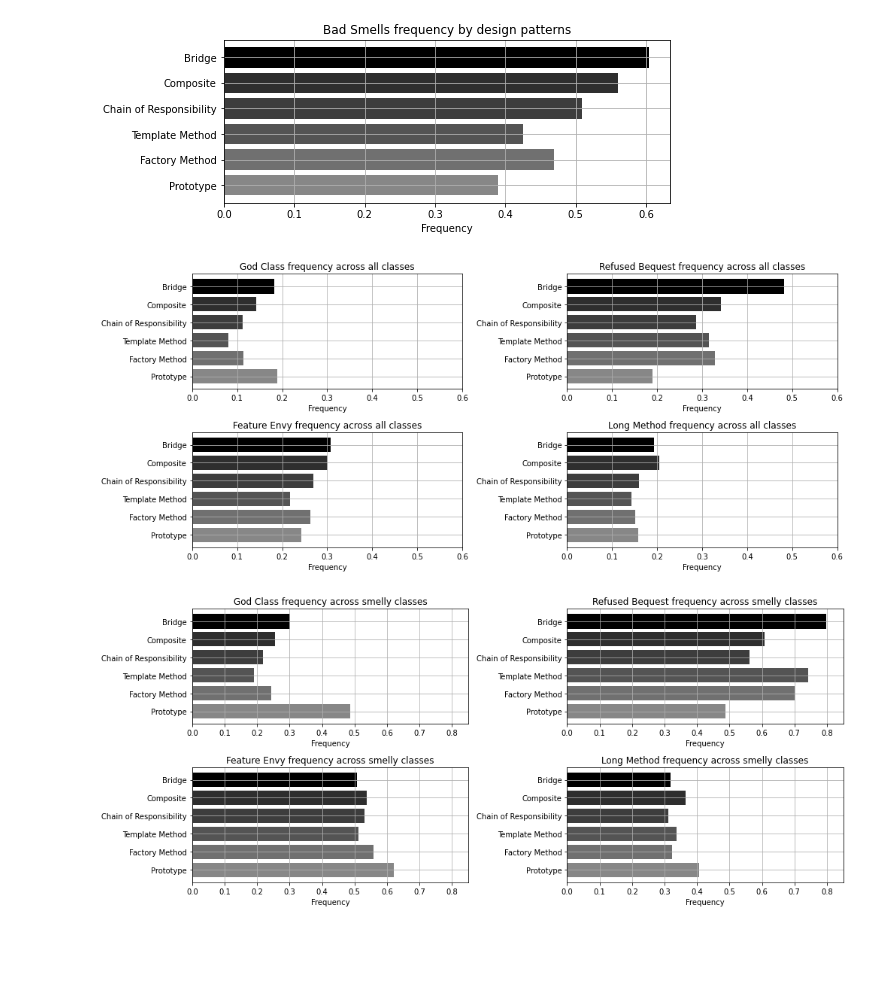
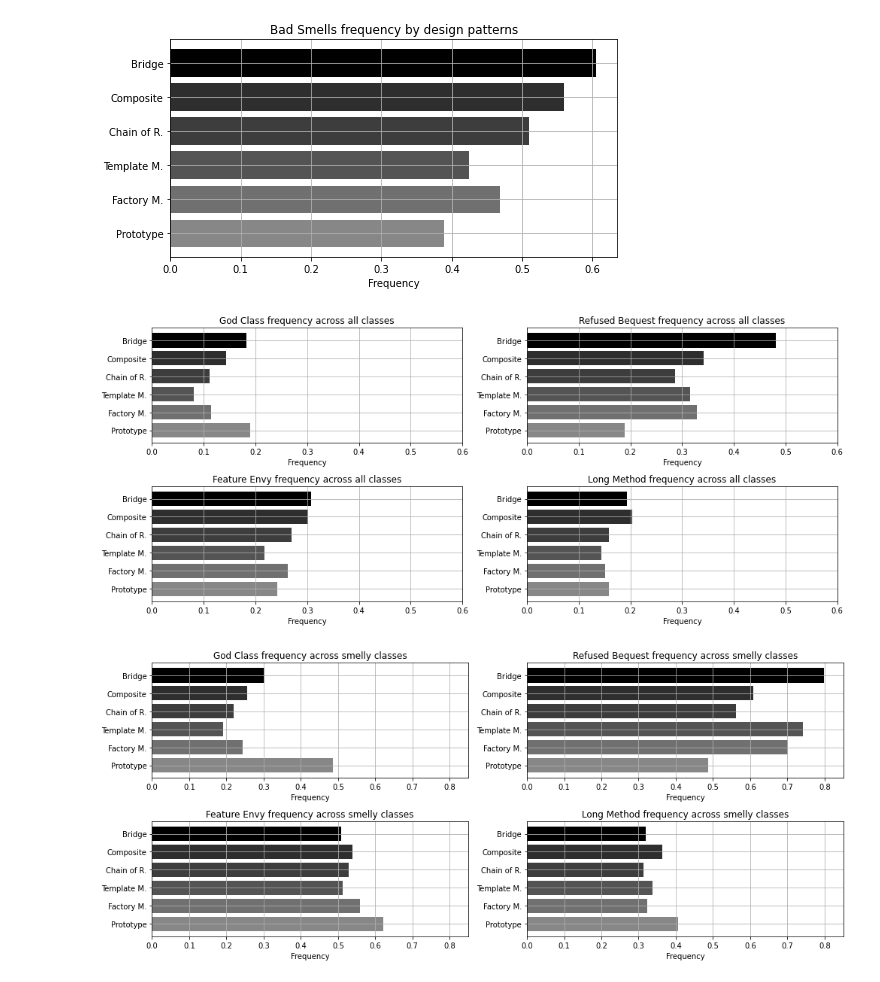
Before and after one commit to rafaatsouza/ese-design-patern-and-smells, a Jupyter notebook: frequency-analyzer/source/frequency.ipynb, the cells around one changed output. Drawn from its saved outputs; the diff is of its cells as text; code cells hidden in the pictures; blank space fills up the shorter version.

Commit message:
Update pattern labels

```diff
--- a/frequency-analyzer/source/frequency.ipynb
+++ b/frequency-analyzer/source/frequency.ipynb
@@ -12,41 +12,43 @@ design_pattern_colors = ['black', '#2e2e2e',
                          '#3d3d3d', '#545454', '#707070', '#878787']
 design_patterns = ['Bridge', 'Composite', 'Chain of Responsibility',
                    'Template Method', 'Factory Method', 'Prototype']
+design_pattern_labels = ['Bridge', 'Composite', 'Chain of R.',
+                          'Template M.', 'Factory M.', 'Prototype']
 
 summary = analyzer.summary
 y_pos = np.arange(len(design_patterns))
 # %%
-fig, ax = plt.subplots(1, 1, figsize=(8, 3))
+fig, ax = plt.subplots(1, 1, figsize=(8, 4))
 
 frequencies = []
-for dp in design_patterns:
+for i in range(len(design_patterns)):
     frequencies.append(
-        float(summary[dp]['smelly_classes']/summary[dp]['classes']))
+        float(summary[design_patterns[i]]['smelly_classes']/summary[design_patterns[i]]['classes']))
 
 ax.barh(y_pos, frequencies, align='center', color=design_pattern_colors, ecolor='black')
 ax.set_yticks(y_pos)
-ax.set_yticklabels(design_patterns)
+ax.set_yticklabels(design_pattern_labels)
 ax.invert_yaxis()
 ax.set_xlabel('Frequency')
 ax.set_title('Bad Smells frequency by design patterns')
 plt.grid()
 
 plt.show()
 # %% [output]
-[figure, old version]
+[figure, new version]
 # %%
 fig, ax = plt.subplots(int(len(smells)/2), 2, figsize=(14, 6))
 
 for i in range(len(smells)):
     ax = plt.subplot(int(len(smells)/2), 2, (i+1))
     frequencies = []
-    for dp in design_patterns:
+    for j in range(len(design_patterns)):
         frequencies.append(
-            float(summary[dp][smells[i]]['freq_in_all']))
+            float(summary[design_patterns[j]][smells[i]]['freq_in_all']))
 
     ax.barh(y_pos, frequencies, align='center', color=design_pattern_colors, ecolor='black')
     ax.set_yticks(y_pos)
-    ax.set_yticklabels(design_patterns)
+    ax.set_yticklabels(design_pattern_labels)
     ax.invert_yaxis()
     ax.set_xlim([0, 0.6])
     ax.set_xlabel('Frequency')
@@ -56,20 +58,20 @@ for i in range(len(smells)):
 plt.tight_layout()
 plt.show()
 # %% [output]
-[figure, old version]
+[figure, new version]
 # %%
 fig, ax = plt.subplots(int(len(smells)/2), 2, figsize=(14, 6))
 
 for i in range(len(smells)):
     ax = plt.subplot(int(len(smells)/2), 2, (i+1))
     frequencies = []
-    for dp in design_patterns:
+    for j in range(len(design_patterns)):
         frequencies.append(
-            float(summary[dp][smells[i]]['freq_in_smelly']))
+            float(summary[design_patterns[j]][smells[i]]['freq_in_smelly']))
 
     ax.barh(y_pos, frequencies, align='center', color=design_pattern_colors, ecolor='black')
     ax.set_yticks(y_pos)
-    ax.set_yticklabels(design_patterns)
+    ax.set_yticklabels(design_pattern_labels)
     ax.invert_yaxis()
     ax.set_xlim([0, 0.85])
     ax.set_xlabel('Frequency')
@@ -79,4 +81,4 @@ for i in range(len(smells)):
 plt.tight_layout()
 plt.show()
 # %% [output]
-[figure, old version]
+[figure, new version]
```
